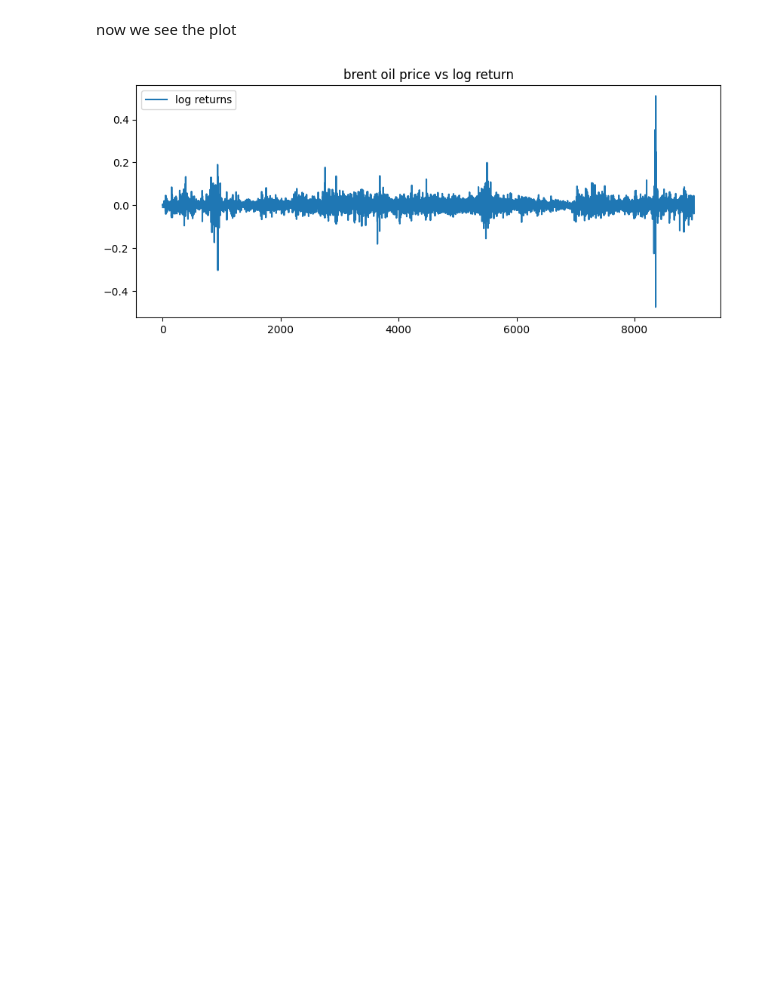
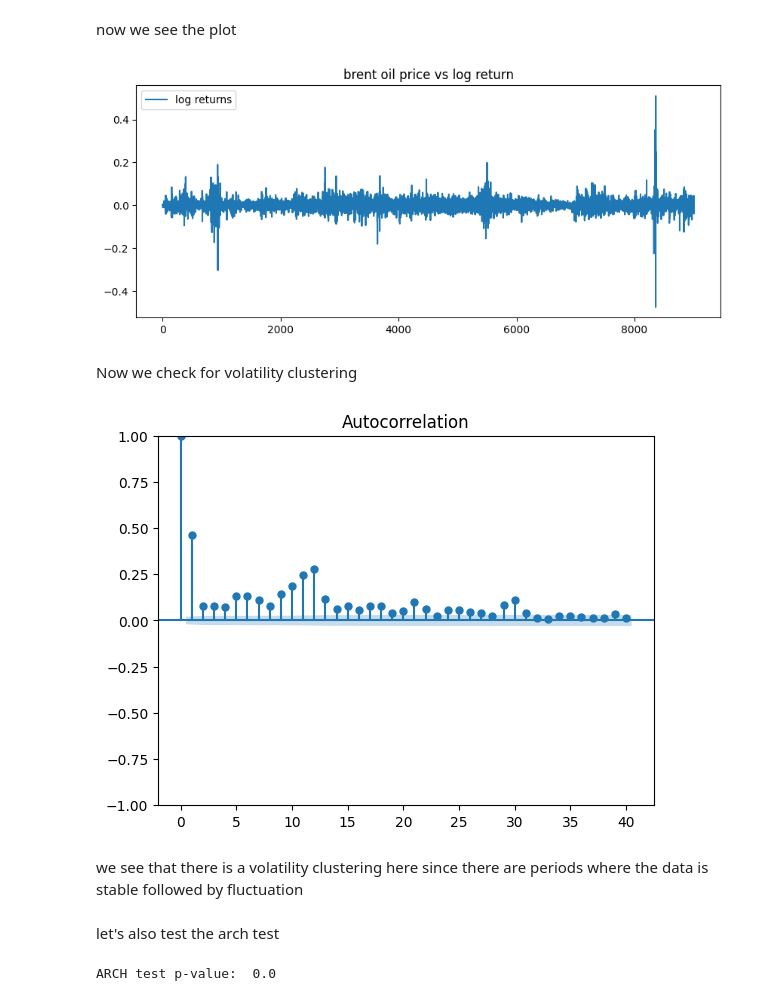
Before and after one commit to basleal22/kaim-week-10, a Jupyter notebook: notebooks/model_vis.ipynb, the cells around one changed output. Cells and saved outputs as stored; diff of their text form; code cells hidden in the pictures; blank space fills up the shorter version.

Commit message:
tested for volatility further using the arch test and found out that there is a volatility clustering

```diff
--- a/notebooks/model_vis.ipynb
+++ b/notebooks/model_vis.ipynb
@@ -40,3 +40,20 @@ plt.legend()
 plt.show()
 # %% [output]
 [figure]
+# %% [markdown]
+Now we check for volatility clustering
+# %%
+sm.graphics.tsa.plot_acf(data['return'].dropna()**2,lags=40)
+plt.show()
+# %% [output]
+[figure, added]
+# %% [markdown]
+we see that there is a volatility clustering here since there are periods where the data is stable followed by fluctuation
+# %% [markdown]
+let's also test the arch test
+# %%
+from statsmodels.stats.diagnostic import het_arch
+arch_test= het_arch(data['return'].dropna())
+print('ARCH test p-value: ', arch_test[1])
+# %% [output]
+ARCH test p-value:  0.0
```
